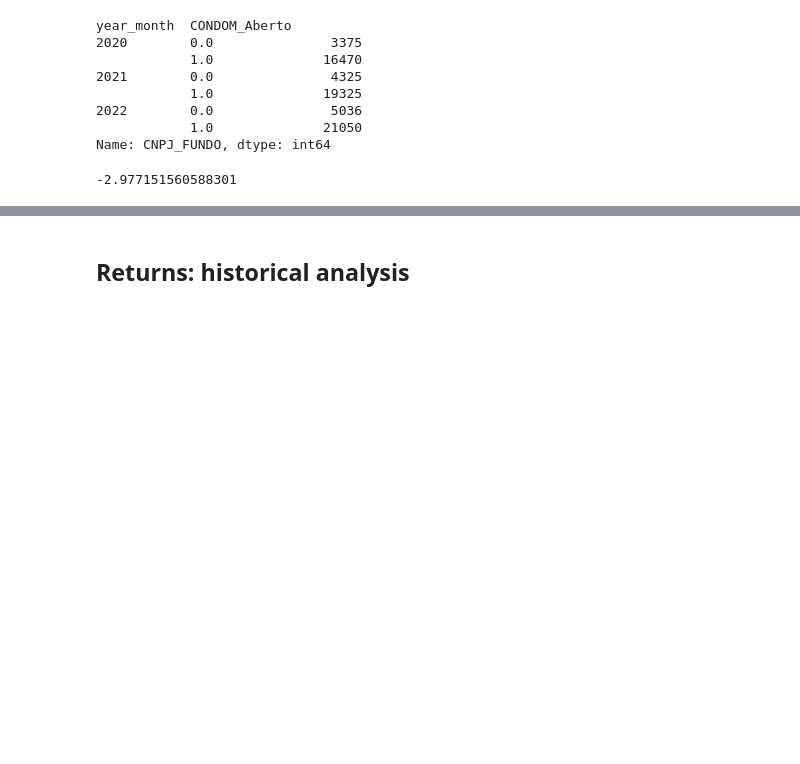
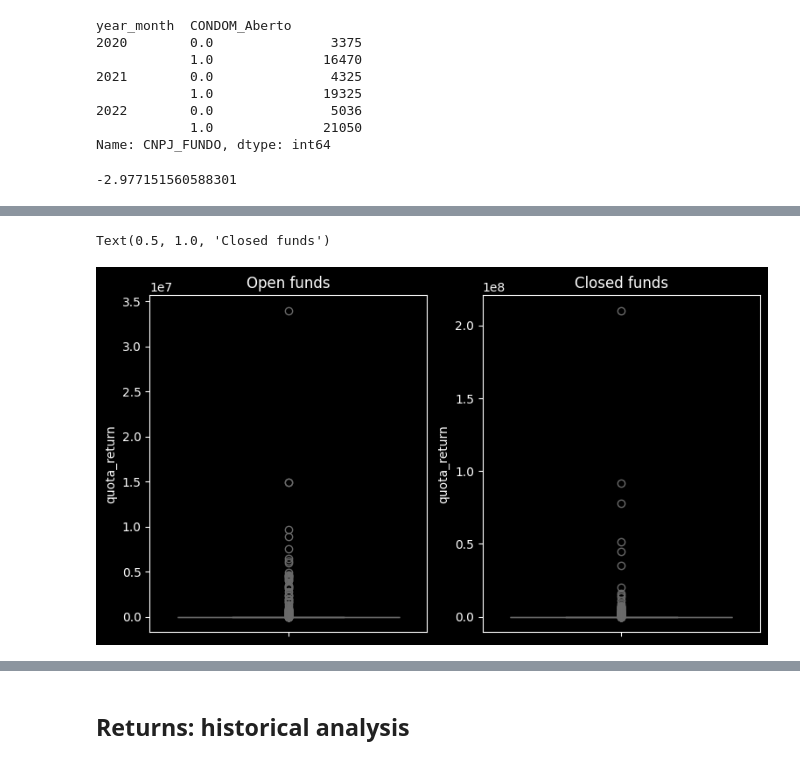
Before and after one commit to Ana-Akaishi/data-science-projects, a Jupyter notebook: Brazilian Investment Funds/notebooks/02 - EDA.ipynb, the cells around one changed output, grey strips where cells are left out. Cells and saved outputs as stored; diff of their text form; code cells hidden in the pictures; blank space fills up the shorter version.

```diff
--- a/Brazilian Investment Funds/notebooks/02 - EDA.ipynb
+++ b/Brazilian Investment Funds/notebooks/02 - EDA.ipynb
@@ -111,0 +138,13 @@ pandemic_return['log_return'].mean()
+# %%
+# Plot quota returns without outliers
+plt.figure(figsize=(9,5))
+plt.subplot(1,2,1)
+sns.boxplot(pandemic_df.loc[pandemic_df['CONDOM_Aberto'] ==1, 'quota_return'])
+plt.title('Open funds')
+
+plt.subplot(1,2,2)
+sns.boxplot(pandemic_df.loc[pandemic_df['CONDOM_Aberto'] ==0, 'quota_return'])
+plt.title('Closed funds')
+# %% [output]
+Text(0.5, 1.0, 'Closed funds')
+[figure, added]
```
Also changed, not shown: parts of 23 cells of this notebook.
